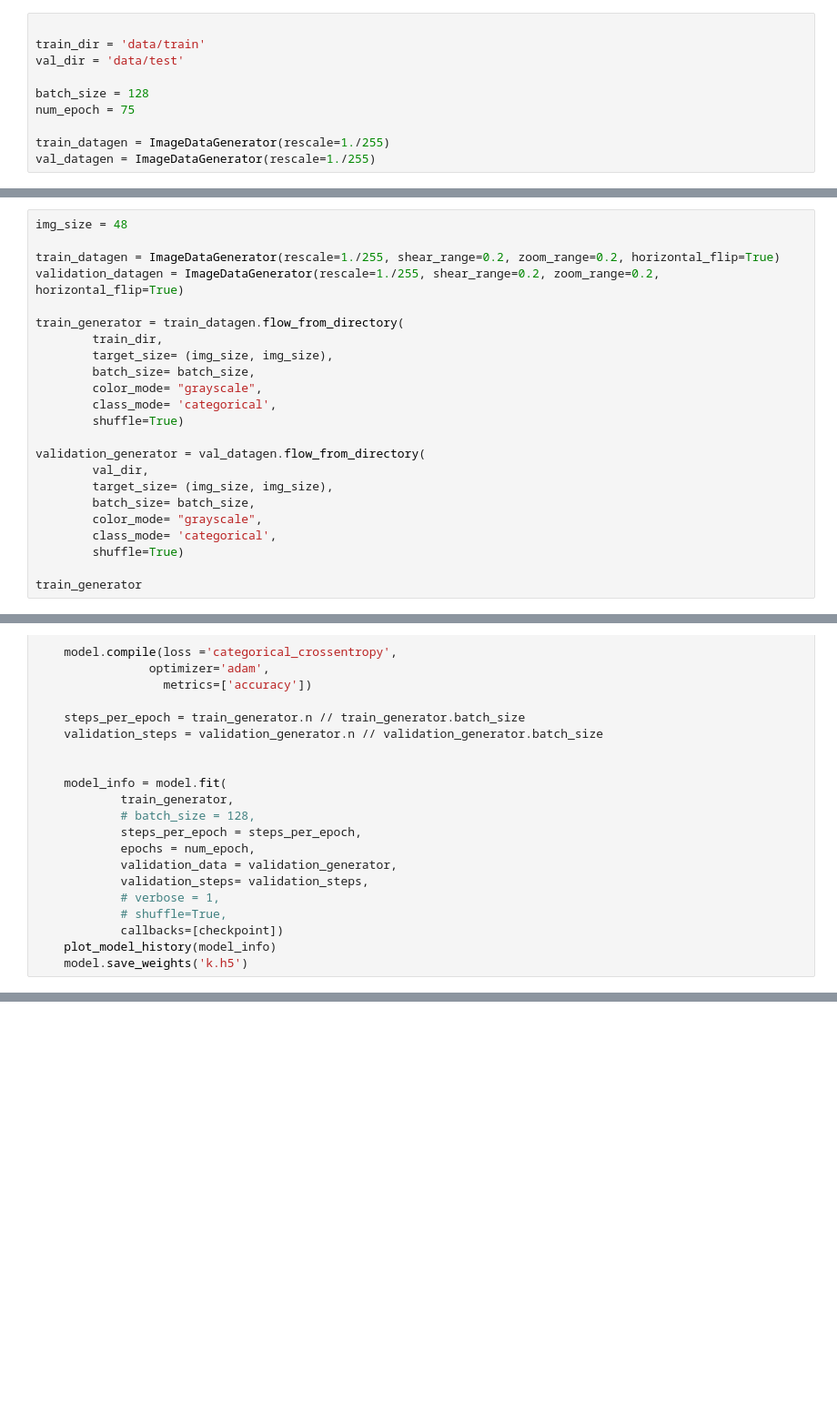
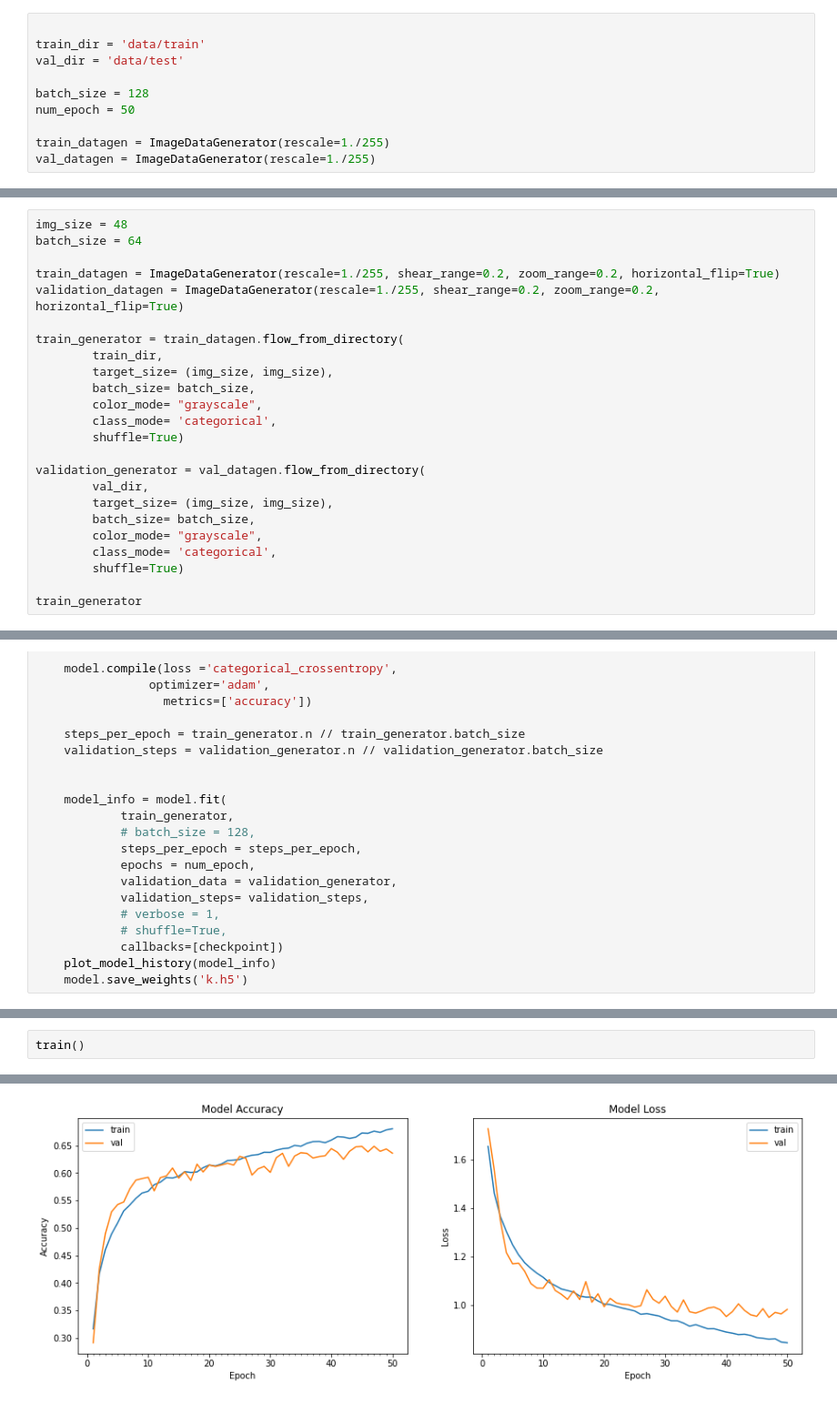
Before and after one commit to Wal1d/Emotion-Recognition, a Jupyter notebook: src/Emotion Detection.ipynb, the cells around one changed output, grey strips where cells are left out. Shown at 91% size. Drawn from its saved outputs; the diff is of its cells as text; blank space fills up the shorter version.

```diff
--- a/src/Emotion Detection.ipynb
+++ b/src/Emotion Detection.ipynb
@@ -44,7 +44,7 @@ train_dir = 'data/train'
 val_dir = 'data/test'
 
 batch_size = 128
-num_epoch = 75
+num_epoch = 50
 
 train_datagen = ImageDataGenerator(rescale=1./255)
 val_datagen = ImageDataGenerator(rescale=1./255)
@@ -426,6 +426,7 @@ def prepare_data(data, path):
 train_dataset
 # %%
 img_size = 48
+batch_size = 64
 
 train_datagen = ImageDataGenerator(rescale=1./255, shear_range=0.2, zoom_range=0.2, horizontal_flip=True)
 validation_datagen = ImageDataGenerator(rescale=1./255, shear_range=0.2, zoom_range=0.2, horizontal_flip=True)
@@ -500,0 +559,3 @@ NameError: name 'train_generator' is not defined
+# %%
+train()
+# %% [output]
@@ -500,0 +579 @@ NameError: name 'train_generator' is not defined
+[figure, added]
```
Also changed, not shown: parts of 3 cells of this notebook, 4 other files.
